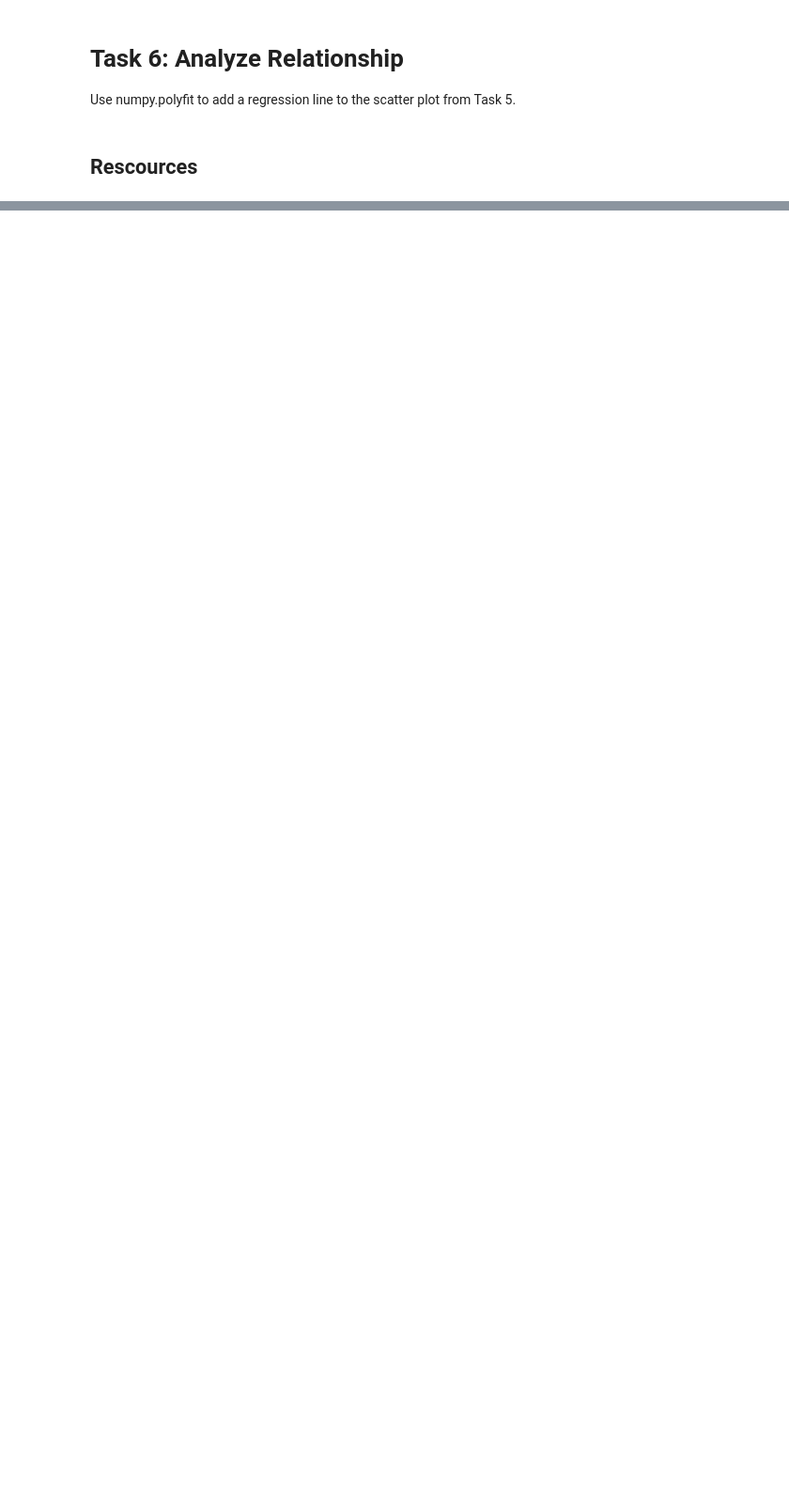
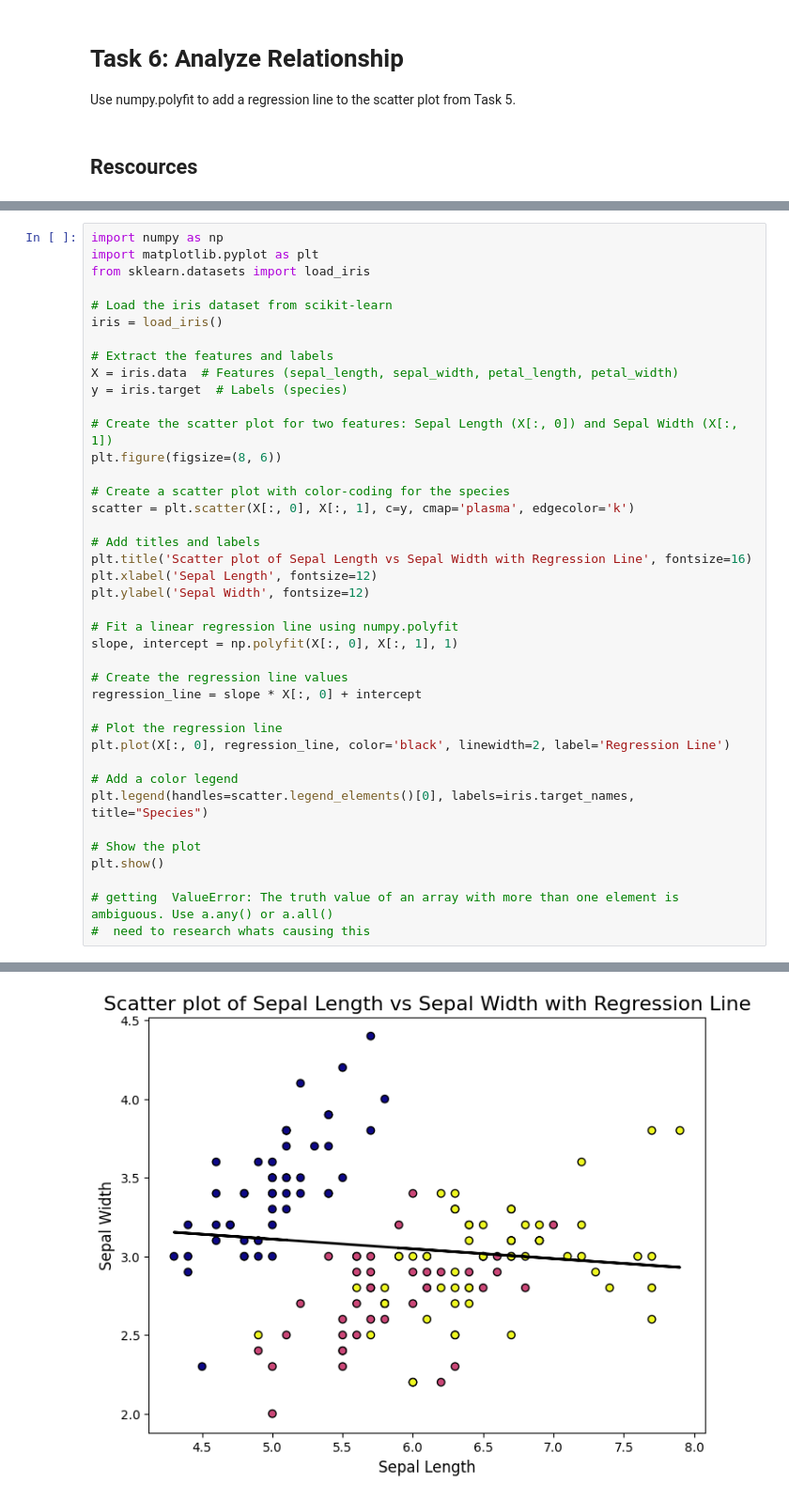
Before and after one commit to LDonn32/principles_of_data_analytics, a Jupyter notebook: tasks.ipynb, the cells around one changed output, grey strips where cells are left out. Shown at 94% size. Drawn from its saved outputs; the diff is of its cells as text; blank space fills up the shorter version.

```diff
--- a/tasks.ipynb
+++ b/tasks.ipynb
@@ -312,0 +283,41 @@ plt.show()
+# %%
+import numpy as np
+import matplotlib.pyplot as plt
+from sklearn.datasets import load_iris
+
+# Load the iris dataset from scikit-learn
+iris = load_iris()
+
+# Extract the features and labels
+X = iris.data  # Features (sepal_length, sepal_width, petal_length, petal_width)
+y = iris.target  # Labels (species)
+
+# Create the scatter plot for two features: Sepal Length (X[:, 0]) and Sepal Width (X[:, 1])
+plt.figure(figsize=(8, 6))
+
+# Create a scatter plot with color-coding for the species
+scatter = plt.scatter(X[:, 0], X[:, 1], c=y, cmap='plasma', edgecolor='k')
+
+# Add titles and labels
+plt.title('Scatter plot of Sepal Length vs Sepal Width with Regression Line', fontsize=16)
+plt.xlabel('Sepal Length', fontsize=12)
+plt.ylabel('Sepal Width', fontsize=12)
+
+# Fit a linear regression line using numpy.polyfit
+slope, intercept = np.polyfit(X[:, 0], X[:, 1], 1)
+
+# Create the regression line values
+regression_line = slope * X[:, 0] + intercept
+
+# Plot the regression line
+plt.plot(X[:, 0], regression_line, color='black', linewidth=2, label='Regression Line')
+
+# Add a color legend
+plt.legend(handles=scatter.legend_elements()[0], labels=iris.target_names, title="Species")
+
+# Show the plot
+plt.show()
+
+# getting  ValueError: The truth value of an array with more than one element is ambiguous. Use a.any() or a.all()
+#  need to research whats causing this
+# %% [output]
@@ -312,0 +325 @@ plt.show()
+[figure, added]
```
Also changed, not shown: parts of 3 cells of this notebook.
